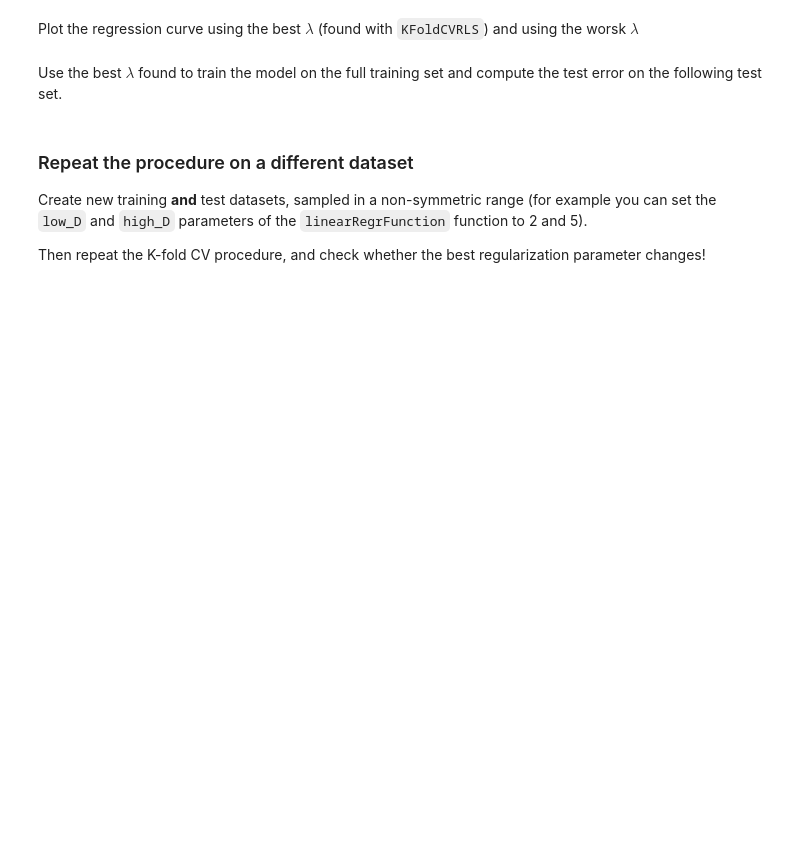
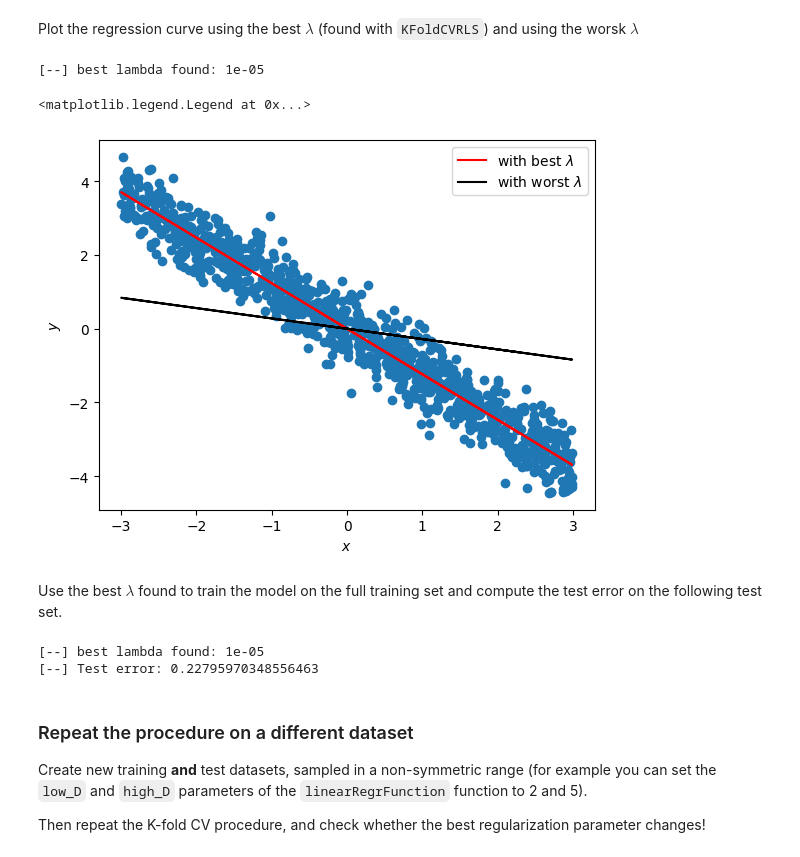
Before and after one commit to girofex/Machine-Learning-Algorithms, a Jupyter notebook: Lab3_RLS.ipynb, the cells around one changed output. Cells and saved outputs as stored; diff of their text form; code cells hidden in the pictures; blank space fills up the shorter version.

```diff
--- a/Lab3_RLS.ipynb
+++ b/Lab3_RLS.ipynb
@@ -274,19 +290,23 @@ Plot the regression curve using the best $\lambda$ (found with `KFoldCVRLS`) and
 # %%
 worst_lam = 10
 print("[--] best lambda found: {}".format(bestlam))
-w_best = ...
-Ypred_best = ...
+w_best = regularizedLSTrain(Xtr, Ytr, bestlam)
+Ypred_best = regularizedLSTest(w_best, Xtr)
 
-w_worst = ...
-Ypred_worst = ...
+w_worst = regularizedLSTrain(Xtr, Ytr, worst_lam)
+Ypred_worst = regularizedLSTest(w_worst, Xtr)
 
 _, ax = plt.subplots()
 ax.scatter(Xtr, Ytr)
 ax.plot(Xtr, Ypred_best, '-',c="red", label="with best $\lambda$")
 ax.plot(Xtr, Ypred_worst, '-',c="black", label="with worst $\lambda$")
 ax.set_xlabel("$x$")
 ax.set_ylabel("$y$")
 ax.legend(loc="best")
+# %% [output]
+[--] best lambda found: 1e-05
+<matplotlib.legend.Legend at 0x...>
+[figure, added]
 # %% [markdown]
 Use the best $\lambda$ found to train the model on the full training set and compute the test error on the following test set.
 # %%
@@ -295,11 +315,14 @@ Xte, Yte = linearRegrFunction(200, D, low_D, high_D, truew, sigma_noise)
 print("[--] best lambda found: {}".format(bestlam))
 
 # Insert your code here
-w_best = ...
+w_best = regularizedLSTrain(Xtr, Ytr, bestlam)
 Ypred_best = regularizedLSTest(w_best, Xte)
-test_err = ...
+test_err = calcError(Ypred_best, Yte)
 
 print("[--] Test error: {}".format(test_err))
+# %% [output]
+[--] best lambda found: 1e-05
+[--] Test error: 0.22795970348556463
 # %% [markdown]
 ### Repeat the procedure on a different dataset
 
```
Also changed, not shown: parts of 14 cells of this notebook.
